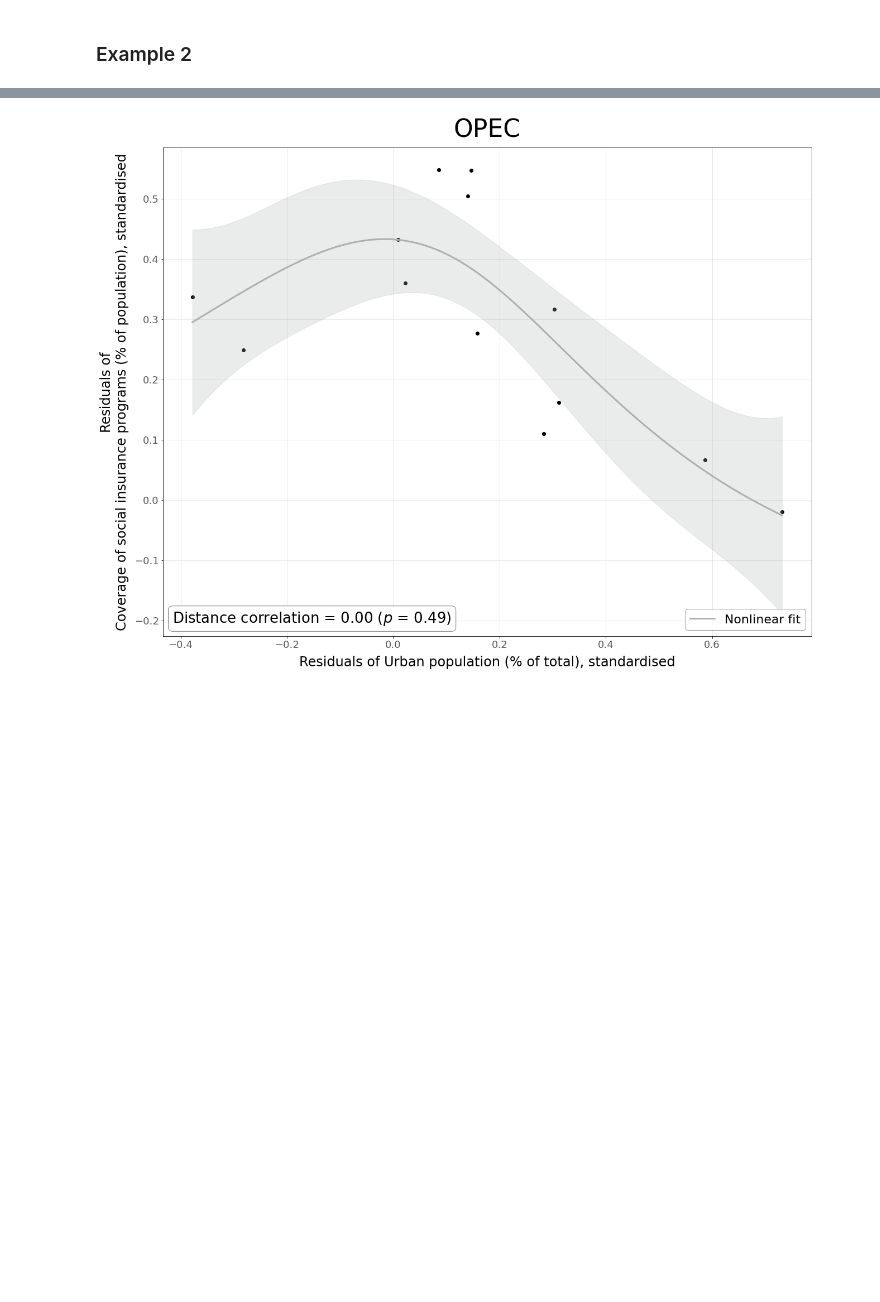
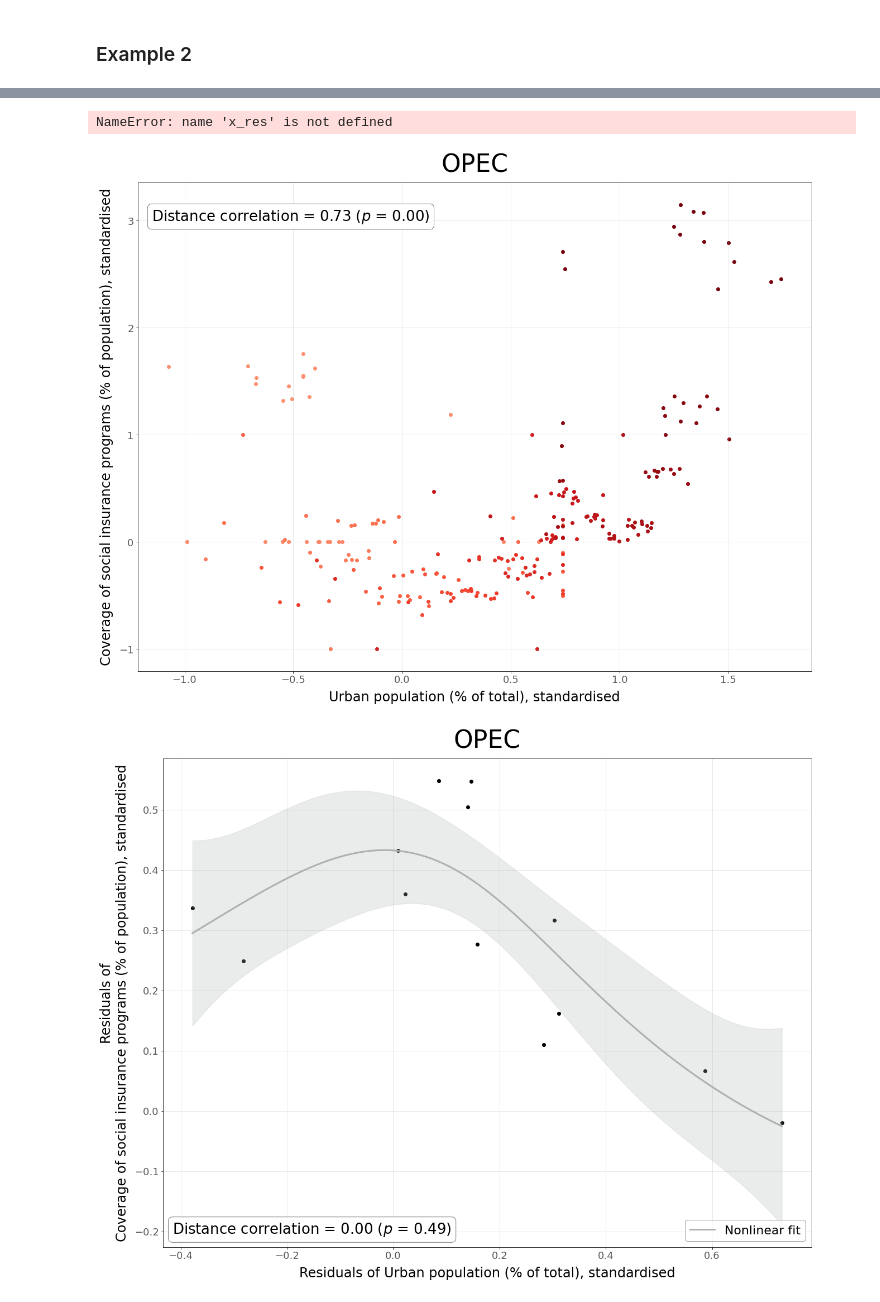
Before and after one commit to felix-laumann/SDG-networks, a Jupyter notebook: 5_Additions.ipynb, the cells around one changed output, grey strips where cells are left out. Saved outputs shown, nothing was run; the diff lists cells and outputs as text; code cells hidden in the pictures; blank space fills up the shorter version.

```diff
--- a/5_Additions.ipynb
+++ b/5_Additions.ipynb
@@ -518,2 +453,55 @@ else:
+# %%
+np.where(x_res[c]==indicators_values_i[country].loc[ind_0].dropna().tail(last_n+1)[0])[0]
+# %% [output]
+NameError: name 'x_res' is not defined
+# %%
+# before
+ind_0 = 'SP.URB.TOTL.IN.ZS'
+ind_1 = 'per_si_allsi.cov_pop_tot'
+pair_0 = info[info[0]==ind_0][3].to_list()[0]
+pair_1 = info[info[0]==ind_1][3].to_list()[0]
+group = 'OPEC'
+last_n = 0
+
+x = []
+y = []
+#for country in continents[group].dropna():
+for country in groups[group].dropna():
+    if len(dict_all_i[country].loc[ind_0].dropna())>last_n and len(dict_all_i[country].loc[ind_1].dropna())>last_n:
+        x.append(dict_all_i[country].loc[ind_0].dropna().to_list())
+        y.append(dict_all_i[country].loc[ind_1].dropna().to_list())
+
+x_arr = np.asarray(x)
+y_arr = np.asarray(y)
+
+d_cor = dcor.distance_correlation(x_arr, y_arr)
+d_cor_test = dcor.independence.distance_covariance_test(x_arr, x_arr, num_resamples=10000)
+
+# plot
+plt.figure(figsize=(18,14))
+
+dimensions = min(x_arr.shape[1], y_arr.shape[1])
+for c, dim in enumerate(range(dimensions)):
+    x_dim = x_arr[:, dim]
+    y_dim = y_arr[:, dim]
+
+    plt.scatter(x_dim, y_dim, color=sns.color_palette('Reds', dimensions+10)[c+10])
+
+plt.xlabel(r'{}, standardised'.format(info[info[0]==ind_0][2].to_list()[0]), fontsize=24, labelpad=10)
+plt.ylabel(r'{}, standardised'.format(info[info[0]==ind_1][2].to_list()[0]), fontsize=24, labelpad=10)
+plt.xticks(size=18, alpha=0.65)
+plt.yticks(size=18, alpha=0.65)
+plt.title('{}'.format(group), y=1.015, fontdict={'fontsize': 44})
+
+textstr = 'Distance correlation = %.2f ($p$ = %.2f)' % (d_cor, d_cor_test.p_value)
+props = dict(boxstyle='round', facecolor='white', edgecolor='grey')
+plt.text(-1.15, 3, textstr, fontsize=26, bbox=props)
+
+plt.grid(alpha=0.335)
+plt.tight_layout()
+#plt.savefig('distance_cor/conditioning_before_2.png', format='png')
+plt.show()
+# %% [output]
+[figure, added]
 # %%
 # after
```
Also changed, not shown: parts of 44 cells of this notebook, 5 other files.
